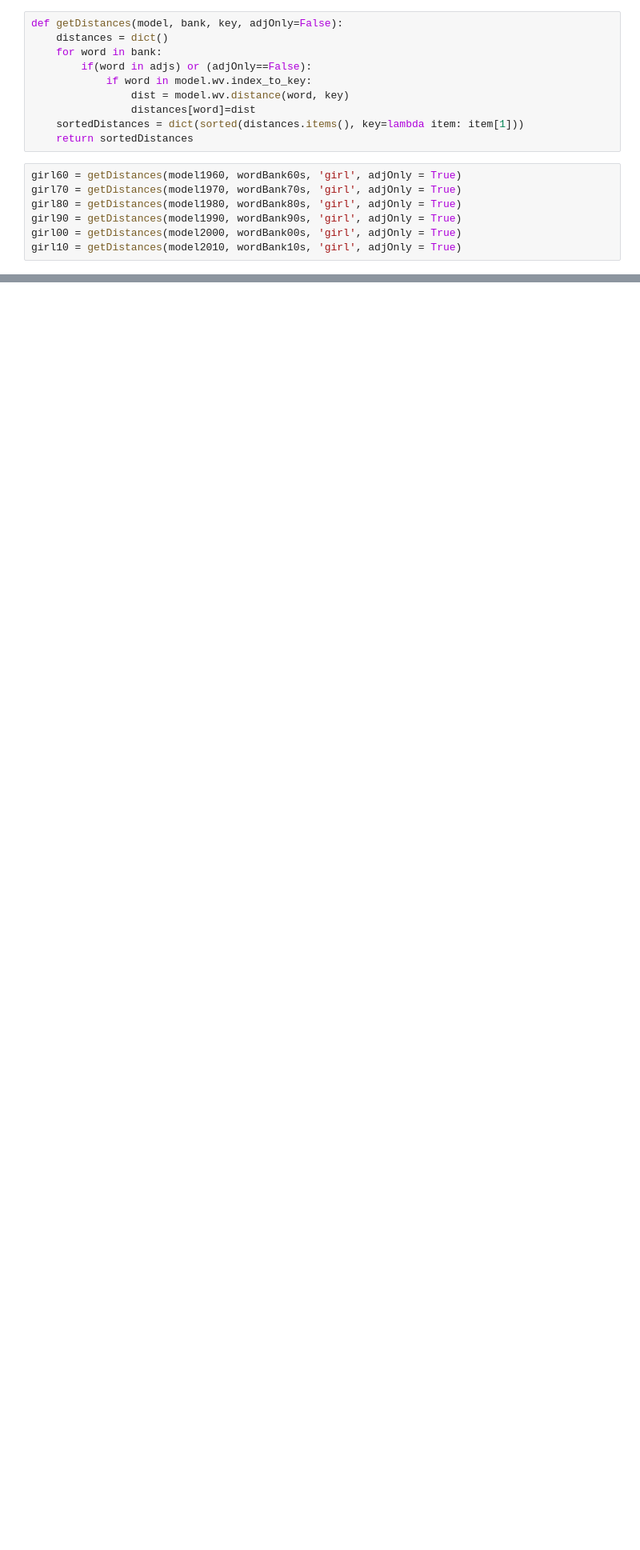
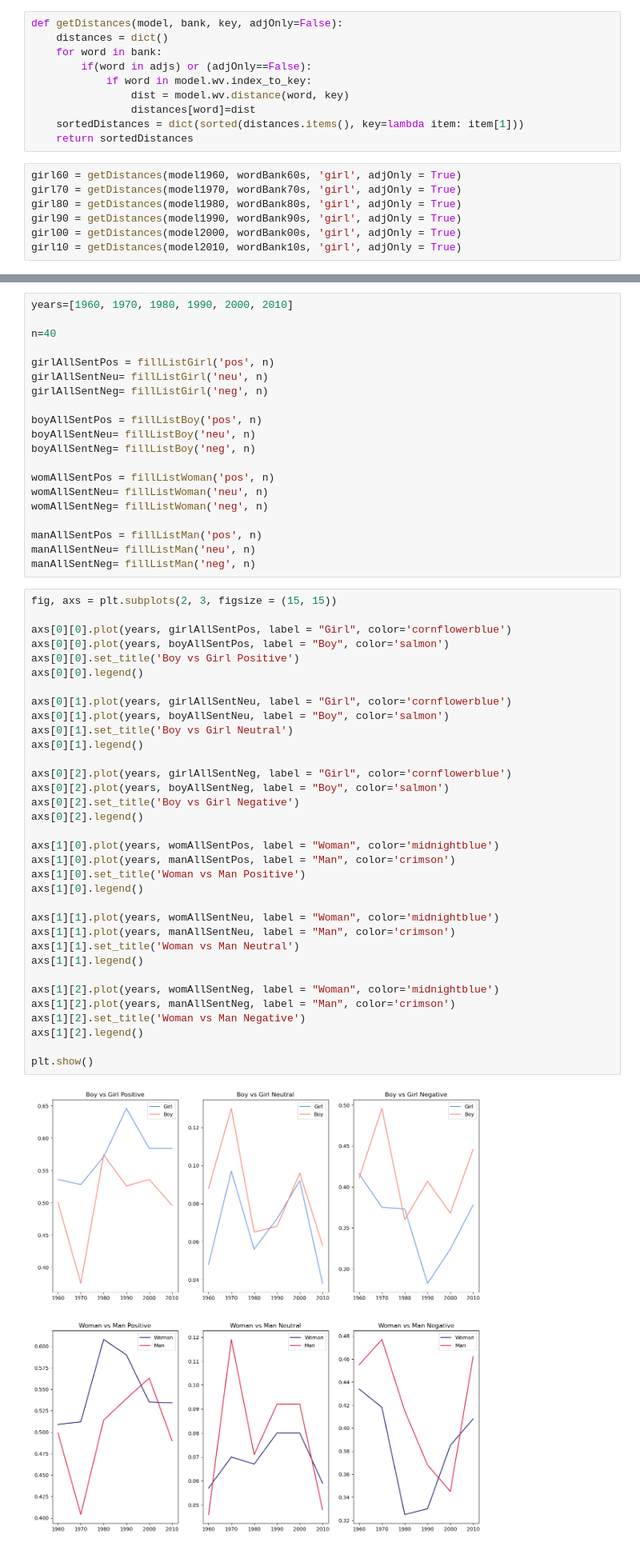
Before and after one commit to ianpompliano/BigDataFinalProject, a Jupyter notebook: WordEmbeddingModel.ipynb, the cells around one changed output, grey strips where cells are left out. Shown at 80% size. Drawn from its saved outputs; the diff is of its cells as text; blank space fills up the shorter version.

```diff
--- a/WordEmbeddingModel.ipynb
+++ b/WordEmbeddingModel.ipynb
@@ -190,0 +235,56 @@ print(tabulate(man_data, headers=col_names, tablefmt="fancy_grid"))
+# %%
+years=[1960, 1970, 1980, 1990, 2000, 2010]
+
+n=40
+
+girlAllSentPos = fillListGirl('pos', n)
+girlAllSentNeu= fillListGirl('neu', n)
+girlAllSentNeg= fillListGirl('neg', n)
+
+boyAllSentPos = fillListBoy('pos', n)
+boyAllSentNeu= fillListBoy('neu', n)
+boyAllSentNeg= fillListBoy('neg', n)
+
+womAllSentPos = fillListWoman('pos', n)
+womAllSentNeu= fillListWoman('neu', n)
+womAllSentNeg= fillListWoman('neg', n)
+
+manAllSentPos = fillListMan('pos', n)
+manAllSentNeu= fillListMan('neu', n)
+manAllSentNeg= fillListMan('neg', n)
+# %%
+fig, axs = plt.subplots(2, 3, figsize = (15, 15))
+
+axs[0][0].plot(years, girlAllSentPos, label = "Girl", color='cornflowerblue')
+axs[0][0].plot(years, boyAllSentPos, label = "Boy", color='salmon')
+axs[0][0].set_title('Boy vs Girl Positive')
+axs[0][0].legend()
+
+axs[0][1].plot(years, girlAllSentNeu, label = "Girl", color='cornflowerblue')
+axs[0][1].plot(years, boyAllSentNeu, label = "Boy", color='salmon')
+axs[0][1].set_title('Boy vs Girl Neutral')
+axs[0][1].legend()
+
+axs[0][2].plot(years, girlAllSentNeg, label = "Girl", color='cornflowerblue')
+axs[0][2].plot(years, boyAllSentNeg, label = "Boy", color='salmon')
+axs[0][2].set_title('Boy vs Girl Negative')
+axs[0][2].legend()
+
+axs[1][0].plot(years, womAllSentPos, label = "Woman", color='midnightblue')
+axs[1][0].plot(years, manAllSentPos, label = "Man", color='crimson')
+axs[1][0].set_title('Woman vs Man Positive')
+axs[1][0].legend()
+
+axs[1][1].plot(years, womAllSentNeu, label = "Woman", color='midnightblue')
+axs[1][1].plot(years, manAllSentNeu, label = "Man", color='crimson')
+axs[1][1].set_title('Woman vs Man Neutral')
+axs[1][1].legend()
+
+axs[1][2].plot(years, womAllSentNeg, label = "Woman", color='midnightblue')
+axs[1][2].plot(years, manAllSentNeg, label = "Man", color='crimson')
+axs[1][2].set_title('Woman vs Man Negative')
+axs[1][2].legend()
+
+plt.show()
+# %% [output]
+[figure, added]
```
Also changed, not shown: parts of 22 cells of this notebook.
